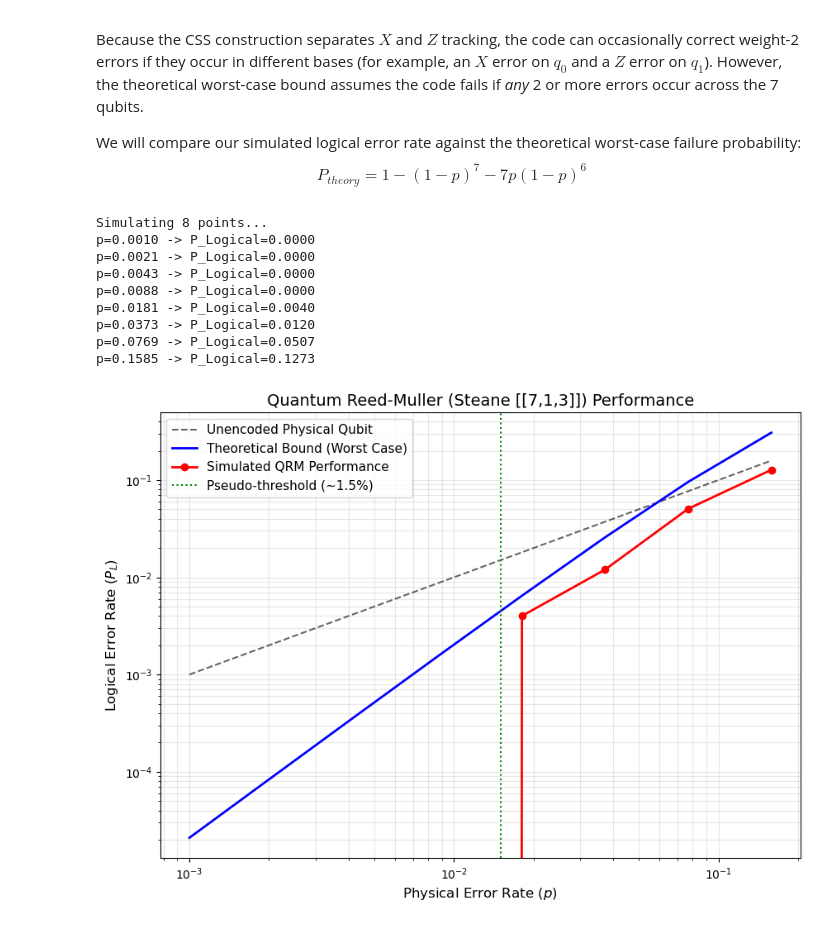
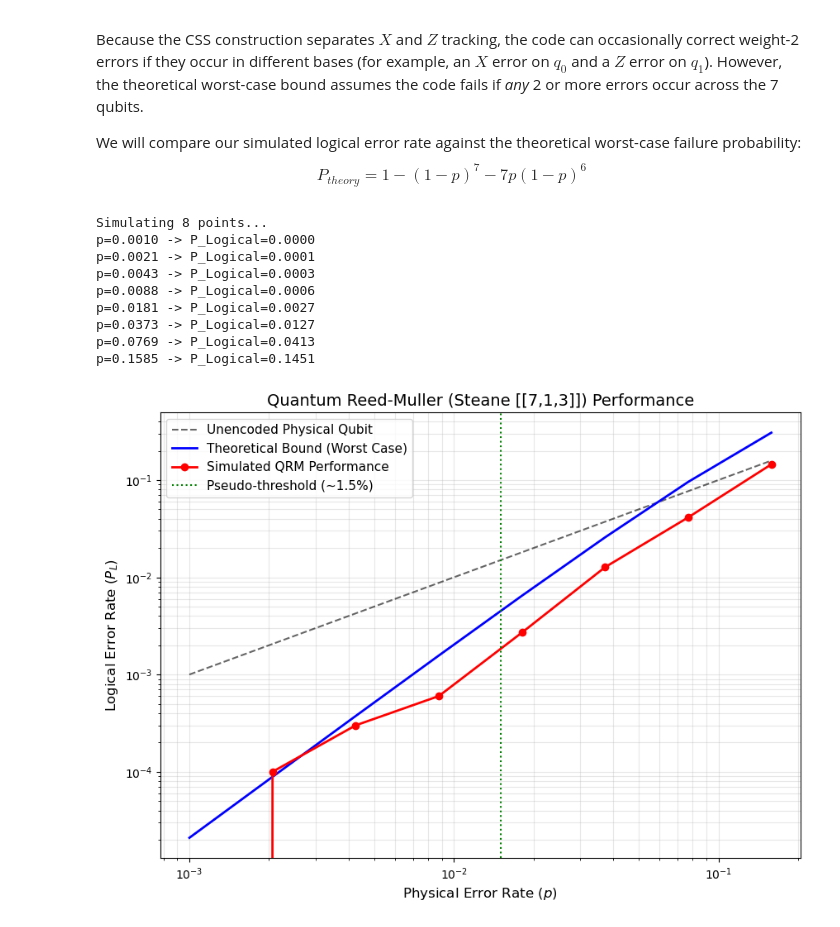
Before and after one commit to kimmseo/FYP-Algebraic-Methods-for-QEC, a Jupyter notebook: quantum_reed_muller.ipynb, the cells around one changed output. Drawn from its saved outputs; the diff is of its cells as text; code cells hidden in the pictures.

```diff
--- a/quantum_reed_muller.ipynb
+++ b/quantum_reed_muller.ipynb
@@ -42,5 +41,4 @@ Imports successful. Ready to build QRM Code.
 # %%
-# Cell 2: Define the Quantum Reed-Muller Class
 class QuantumReedMuller:
     def __init__(self):
         # 7 Data Qubits
@@ -60,8 +58,8 @@ class QuantumReedMuller:
 
     def encode_logical_zero(self):
         """
-        Encodes |0> into the logical |0>_L state of the Steane code.
-        Generates a uniform superposition of all codewords in the dual code.
+        Encodes |0> into the logical |0>_L state of the Steane code
+        Generates a uniform superposition of all codewords in the dual code
         """
         # Create superposition on the message qubits
         self.qc.h(self.data[0:3])
@@ -85,22 +83,22 @@ class QuantumReedMuller:
 
     def measure_syndromes(self):
         """
-        Non-destructive measurement of the 6 stabilizers.
+        Non-destructive measurement of the 6 stabilizers
         """
-        # --- Z-Checks (Detect X errors) using Ancillas 0, 1, 2 ---
-        # Row 1: Qubits 0, 3, 5, 6
+        # Z-Checks (Detect X errors) using Ancillas 0, 1, 2
+        # Row 1 - Qubits 0, 3, 5, 6
         self.qc.cx(self.data[0], self.anc[0]); self.qc.cx(self.data[3], self.anc[0])
         self.qc.cx(self.data[5], self.anc[0]); self.qc.cx(self.data[6], self.anc[0])
 
-        # Row 2: Qubits 1, 3, 4, 6
+        # Row 2 - Qubits 1, 3, 4, 6
         self.qc.cx(self.data[1], self.anc[1]); self.qc.cx(self.data[3], self.anc[1])
         self.qc.cx(self.data[4], self.anc[1]); self.qc.cx(self.data[6], self.anc[1])
 
-        # Row 3: Qubits 2, 4, 5, 6
+        # Row 3 - Qubits 2, 4, 5, 6
         self.qc.cx(self.data[2], self.anc[2]); self.qc.cx(self.data[4], self.anc[2])
         self.qc.cx(self.data[5], self.anc[2]); self.qc.cx(self.data[6], self.anc[2])
 
-        # --- X-Checks (Detect Z errors) using Ancillas 3, 4, 5 ---
+        # X-Checks (Detect Z errors) using Ancillas 3, 4, 5
         self.qc.h(self.anc[3:6]) # Basis change for X measurements
 
         # Row 1
@@ -115,15 +113,16 @@ class QuantumReedMuller:
 
         self.qc.h(self.anc[3:6])
 
-        # Measure
+        # Measurements
         self.qc.measure(self.anc[0:3], self.sz)
         self.qc.measure(self.anc[3:6], self.sx)
         self.qc.barrier(label='Syndrome Extracted')
 
     def apply_correction(self):
         """
-        Applies dynamic correction. The binary value of the syndrome
-        points directly to the index of the faulty qubit!
+        Applies dynamic correction
+        The binary value of the syndrome points directly to the index of
+        the faulty qubit
         """
         # Dictionary mapping integer syndrome to qubit index
         # Synergy of the Hamming matrix:
@@ -152,7 +151,7 @@ class QuantumReedMuller:
 
     def decode_and_verify(self):
         """
-        Uncomputes the encoding sequence. If correct, returns to |0000000>.
+        Uncomputes the encoding sequence. If correct, returns to |0000000>
         """
         self.qc.cx(self.data[0], self.data[6]); self.qc.cx(self.data[1], self.data[6]); self.qc.cx(self.data[2], self.data[6])
         self.qc.cx(self.data[0], self.data[5]); self.qc.cx(self.data[2], self.data[5])
@@ -173,7 +172,6 @@ Because the CSS construction separates $X$ and $Z$ tracking, the code can occasi
 We will compare our simulated logical error rate against the theoretical worst-case failure probability:
 $$P_{theory} = 1 - (1-p)^7 - 7p(1-p)^6$$
 # %%
-# Cell 3: Simulation and Plotting
 def apply_random_noise(qrm_instance, p):
     for qubit_idx in range(7):
         if np.random.random() < p:
@@ -184,7 +182,8 @@ def apply_random_noise(qrm_instance, p):
 
 def run_qrm_simulation(p_values, shots_per_point=1000):
     logical_error_rates = []
-    backend = AerSimulator(method='stabilizer') # Stabilizer is fast and handles CSS
+    # Stabilizer is fast and handles CSS
+    backend = AerSimulator(method='stabilizer')
 
     print(f"Simulating {len(p_values)} points...")
     for p in p_values:
@@ -210,44 +209,44 @@ def run_qrm_simulation(p_values, shots_per_point=1000):
 
         p_logical = failures / shots_per_point
         logical_error_rates.append(p_logical)
         print(f"p={p:.4f} -> P_Logical={p_logical:.4f}")
 
     return logical_error_rates
 
-# 1. Define physical error rates
+# Define physical error rates
 p_phys_samples = np.logspace(-3, -0.8, 8)
 
-# 2. Run simulation
-p_log_simulated = run_qrm_simulation(p_phys_samples, shots_per_point=1500)
+# Run simulation
+p_log_simulated = run_qrm_simulation(p_phys_samples, shots_per_point=10000)
 
-# 3. Calculate Theoretical Bounds
-# Worst-case failure: 2 or more errors anywhere
+# Calculate Theoretical Bounds
+# Worst-case failure - 2 or more errors anywhere
 p_theoretical = 1 - (1 - p_phys_samples)**7 - 7 * p_phys_samples * (1 - p_phys_samples)**6
 
-# 4. Plotting
+# Plotting
 plt.figure(figsize=(10, 7))
 
 plt.loglog(p_phys_samples, p_phys_samples, 'k--', label='Unencoded Physical Qubit', alpha=0.6)
 plt.loglog(p_phys_samples, p_theoretical, 'b-', label='Theoretical Bound (Worst Case)', linewidth=2)
 plt.loglog(p_phys_samples, p_log_simulated, 'ro-', label='Simulated QRM Performance', linewidth=2)
 
 plt.axvline(x=0.015, color='green', linestyle=':', label='Pseudo-threshold (~1.5%)')
 
 plt.title('Quantum Reed-Muller (Steane [[7,1,3]]) Performance', fontsize=14)
 plt.xlabel('Physical Error Rate ($p$)', fontsize=12)
 plt.ylabel('Logical Error Rate ($P_L$)', fontsize=12)
 plt.legend(fontsize=11)
 plt.grid(True, which="both", ls="-", alpha=0.3)
 
 plt.show()
 # %% [output]
 Simulating 8 points...
 p=0.0010 -> P_Logical=0.0000
-p=0.0021 -> P_Logical=0.0000
-p=0.0043 -> P_Logical=0.0000
-p=0.0088 -> P_Logical=0.0000
-p=0.0181 -> P_Logical=0.0040
-p=0.0373 -> P_Logical=0.0120
-p=0.0769 -> P_Logical=0.0507
-p=0.1585 -> P_Logical=0.1273
+p=0.0021 -> P_Logical=0.0001
+p=0.0043 -> P_Logical=0.0003
+p=0.0088 -> P_Logical=0.0006
+p=0.0181 -> P_Logical=0.0027
+p=0.0373 -> P_Logical=0.0127
+p=0.0769 -> P_Logical=0.0413
+p=0.1585 -> P_Logical=0.1451
-[figure, old version]
+[figure, new version]
```
Also changed, not shown: parts of 1 cell of this notebook, 1 other file.
